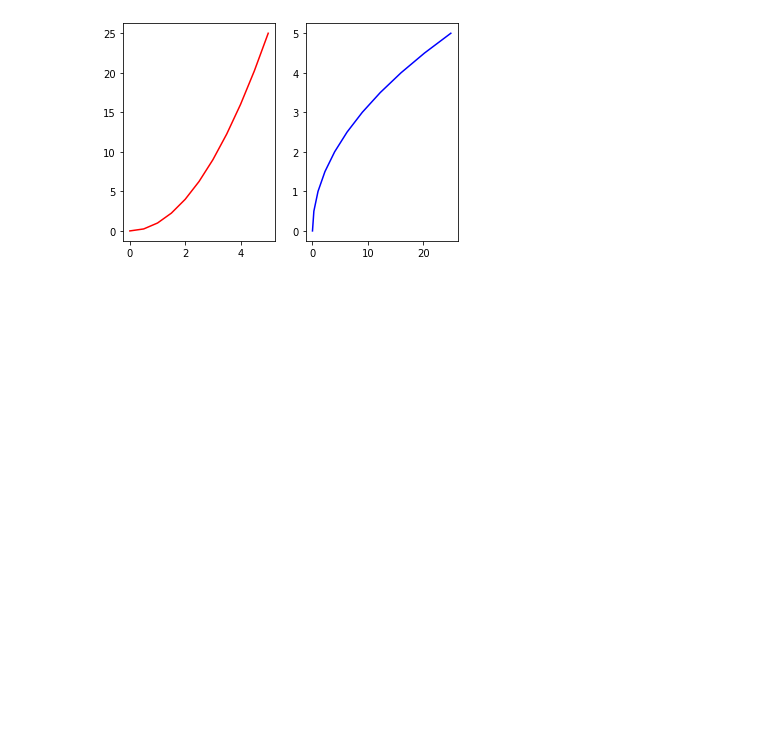
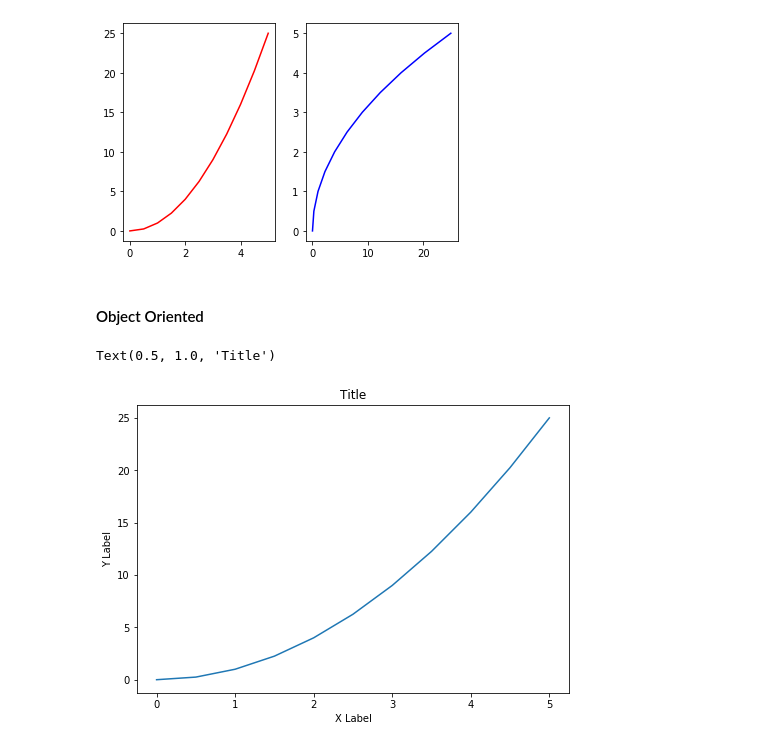
Before and after one commit to akashmallik/data-science-n-machine-learning, a Jupyter notebook: matplotlib/matplotlib.ipynb, the cells around one changed output. Cells and saved outputs as stored; diff of their text form; code cells hidden in the pictures; blank space fills up the shorter version.

Commit message:
matplotlib functional method / Object oriented plot

```diff
--- a/matplotlib/matplotlib.ipynb
+++ b/matplotlib/matplotlib.ipynb
@@ -26,3 +30,17 @@ plt.plot(y,x,'b')
 plt.show()
 # %% [output]
 [figure]
+# %% [markdown]
+#### Object Oriented
+# %%
+fig = plt.figure()
+
+axes = fig.add_axes([0, 0, 1, 1])
+
+axes.plot(x,y)
+axes.set_xlabel('X Label')
+axes.set_ylabel('Y Label')
+axes.set_title('Title')
+# %% [output]
+Text(0.5, 1.0, 'Title')
+[figure, added]
```
Also changed, not shown: parts of 3 cells of this notebook.
